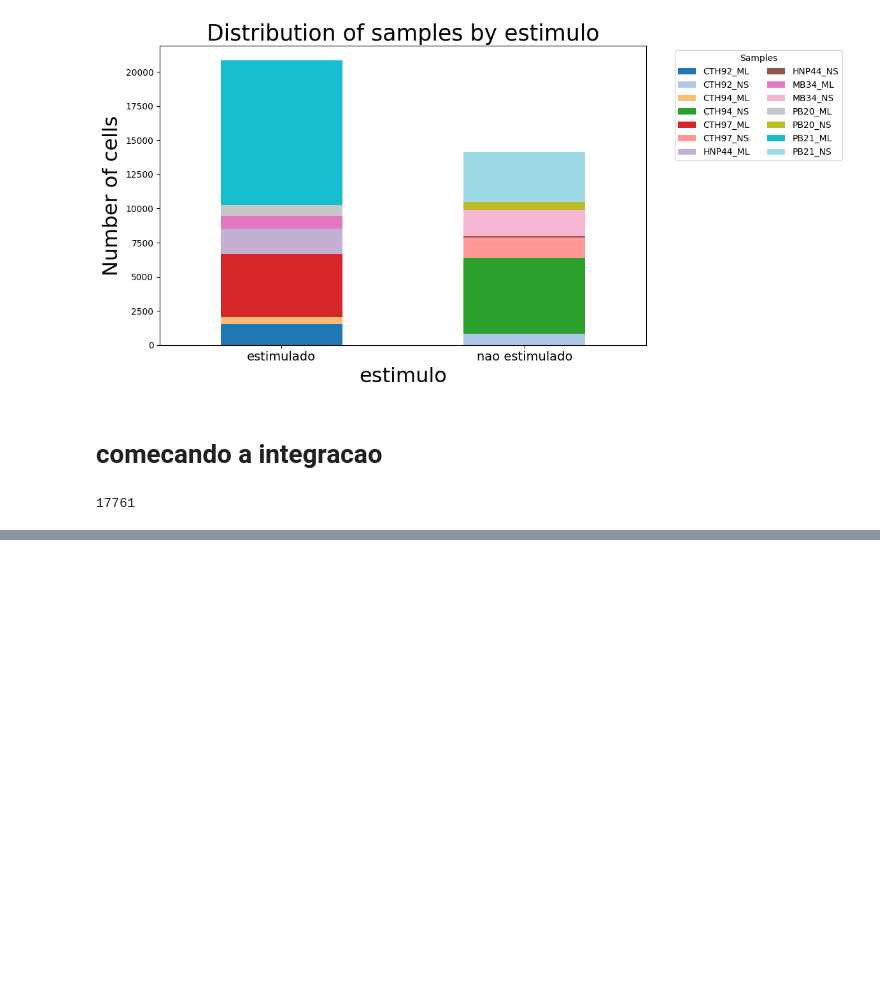
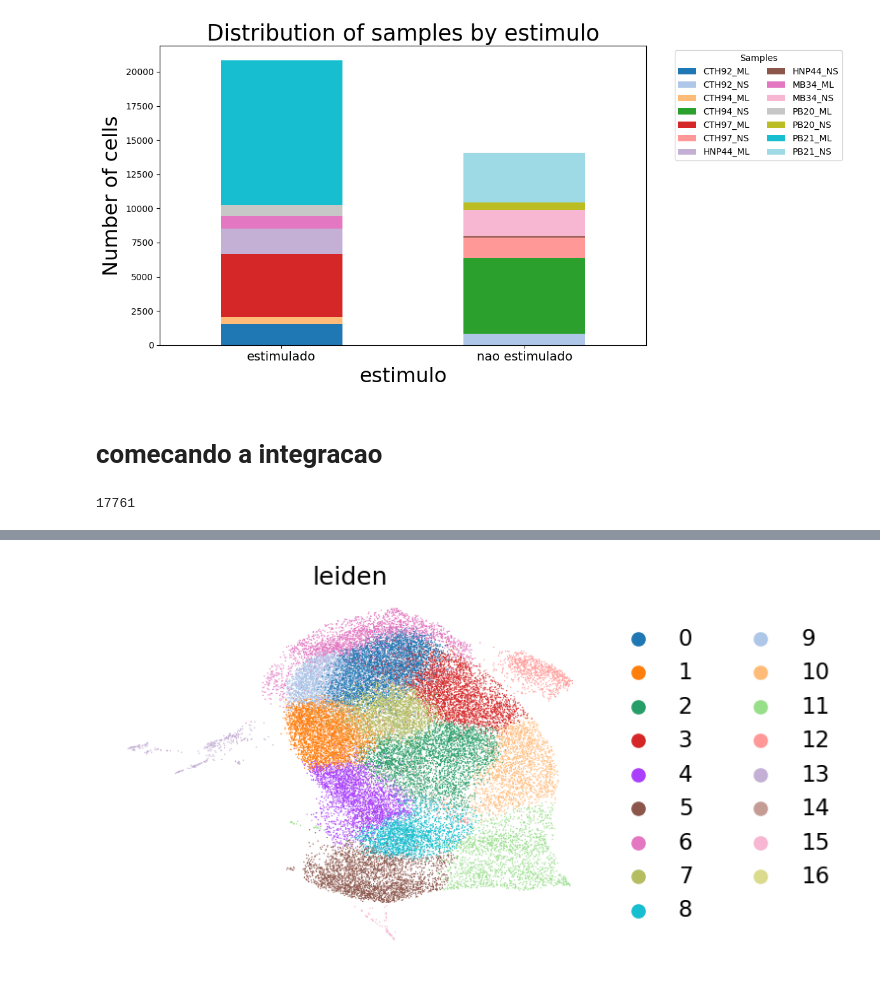
Before and after one commit to pedrovp161/singleCellTaru, a Jupyter notebook: src/scripts/processing.ipynb, the cells around one changed output, grey strips where cells are left out. Saved outputs shown, nothing was run; the diff lists cells and outputs as text; code cells hidden in the pictures; blank space fills up the shorter version.

```diff
--- a/src/scripts/processing.ipynb
+++ b/src/scripts/processing.ipynb
@@ -370,0 +453,4 @@ sc.pp.scale(bdata)
+# %%
+sc.pl.umap(sca_adata, color=["leiden"], frameon=False)
+# %% [output]
+[figure, added]
```
Also changed, not shown: parts of 40 cells of this notebook, 2 other files.
